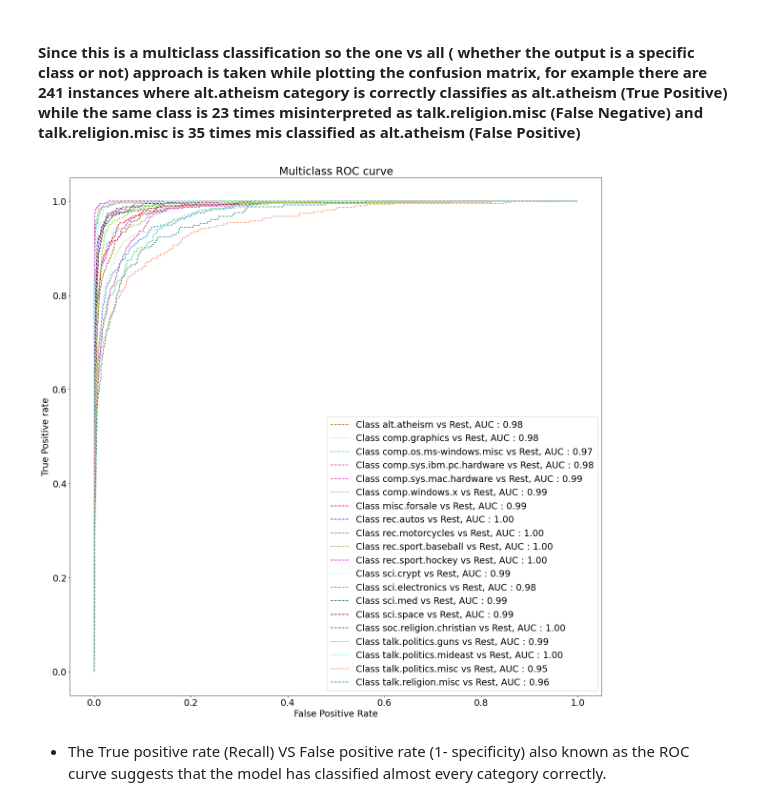
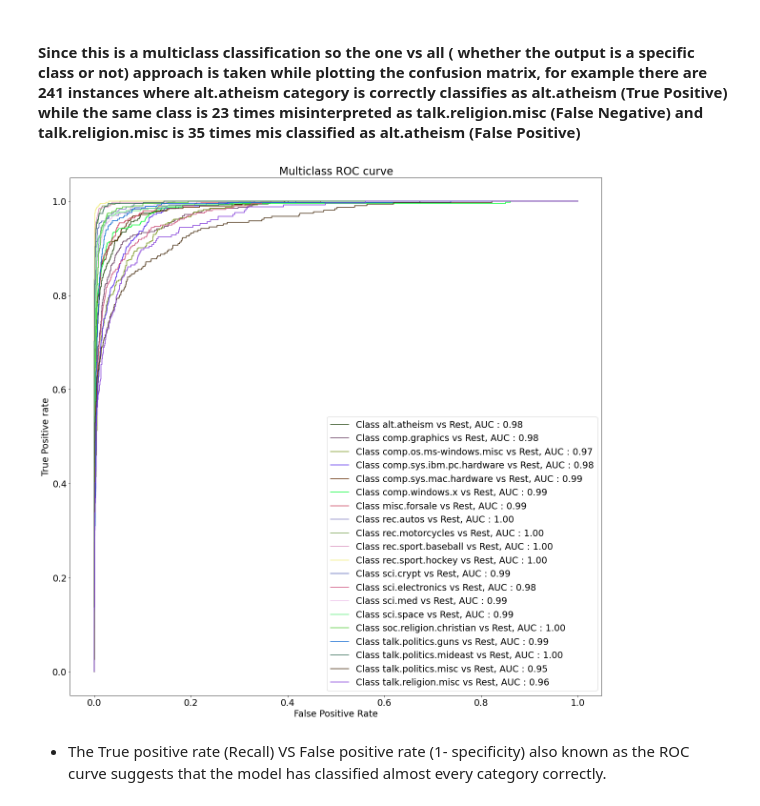
Before and after one commit to prabhupad26/100daysofML, a Jupyter notebook: news_group_classification.ipynb, the cells around one changed output. Drawn from its saved outputs; the diff is of its cells as text; code cells hidden in the pictures.

```diff
--- a/news_group_classification.ipynb
+++ b/news_group_classification.ipynb
@@ -238,31 +313,31 @@ plt.show()
 # %%
 clf_1vrest = OneVsRestClassifier(MultinomialNB(alpha=.01))
 clf_1vrest.fit(vectors, train_df.label.values)
 pred_prob = clf_1vrest.predict_proba(vectors_test)
 fpr = {}
 tpr = {}
 thresh ={}
 
 n_class = 20
 
 for i in range(n_class):
     fpr[i], tpr[i], thresh[i] = roc_curve(test_df.label.values, pred_prob[:,i], pos_label=i)
 
 # plotting
 plt.figure(figsize=(20, 20))
 for i in range(n_class):
     r=random.random()
     g=random.random()
     b=random.random()
-    plt.plot(fpr[i], tpr[i], linestyle='--',c=(r, g, b),
+    plt.plot(fpr[i], tpr[i], linestyle='solid',c=(r, g, b),
              label=f'Class {train_df.label_names[train_df.label == i].values[0]} vs Rest, AUC : {metrics.auc(fpr[i], tpr[i]):0.2f}')
 plt.title('Multiclass ROC curve')
 plt.xlabel('False Positive Rate')
 plt.ylabel('True Positive rate')
 plt.legend(loc='best')
 plt.savefig('Multiclass ROC.png',dpi=300)
 # %% [output]
-[figure, old version]
+[figure, new version]
 # %% [markdown]
 * The True positive rate (Recall) VS False positive rate (1- specificity) also known as the ROC curve suggests that the model has classified almost every category correctly.
 # %%
```
Also changed, not shown: parts of 8 cells of this notebook.
